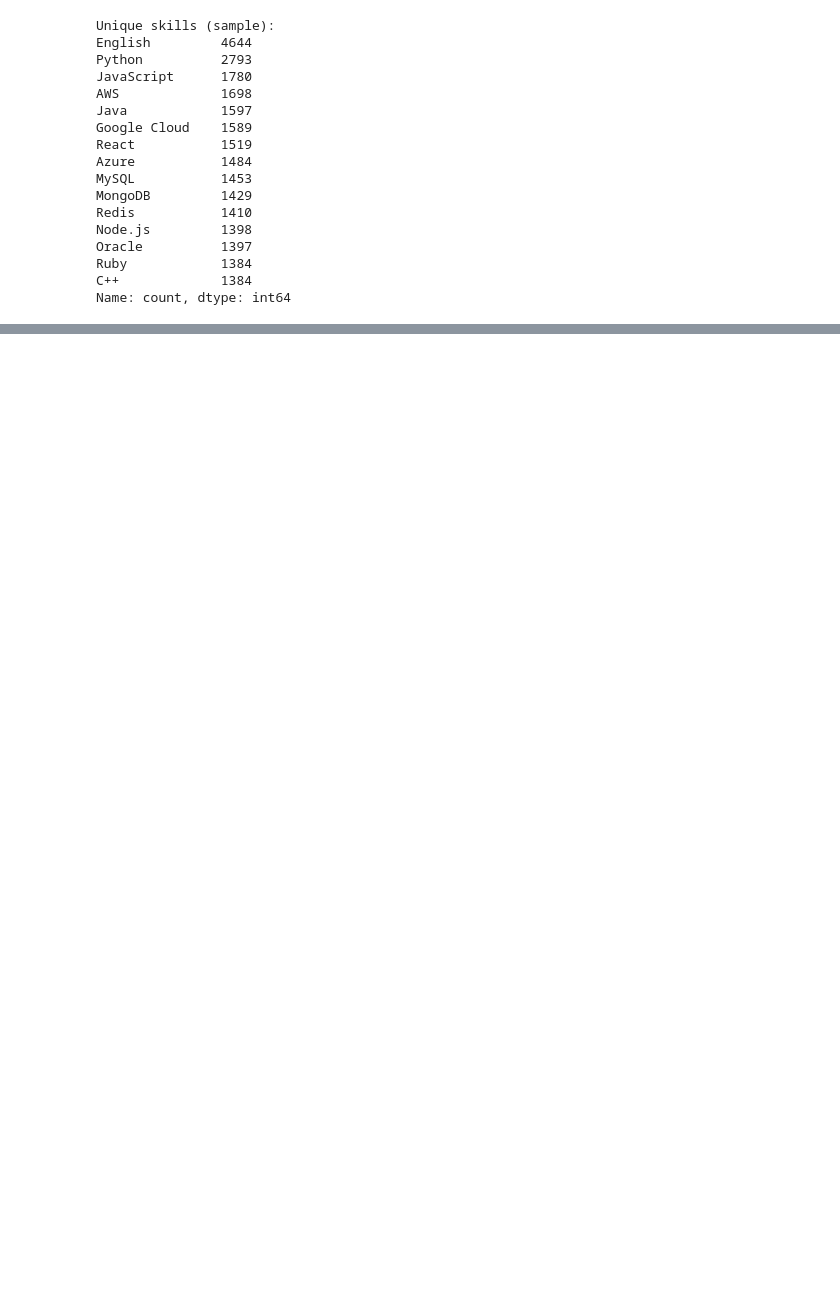
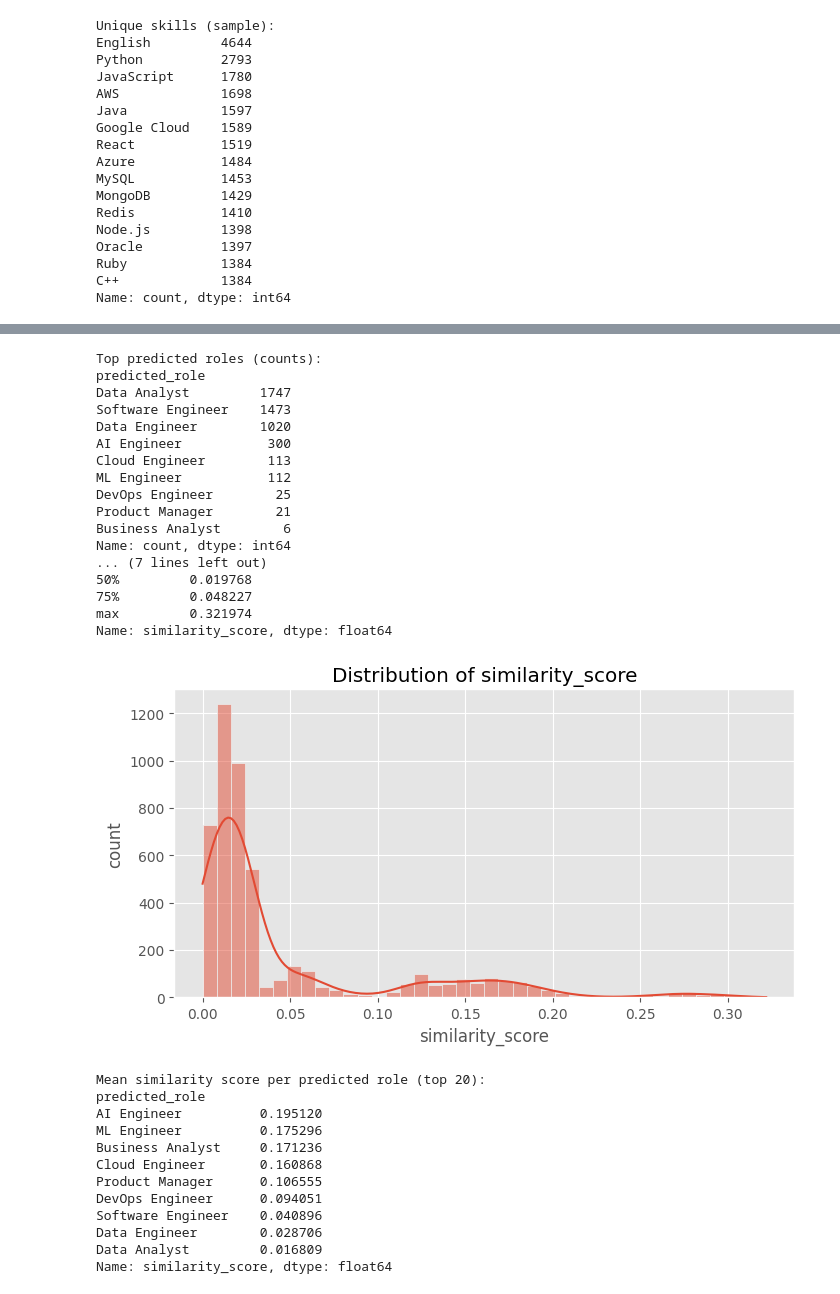
Before and after one commit to VaibhaVarshney/AI-Powered-Career-Recommendation-Resume-Analyzer, a Jupyter notebook: Notebooks/data_prep.ipynb, the cells around one changed output, grey strips where cells are left out. Saved outputs shown, nothing was run; the diff lists cells and outputs as text; code cells hidden in the pictures; blank space fills up the shorter version.

```diff
--- a/Notebooks/data_prep.ipynb
+++ b/Notebooks/data_prep.ipynb
@@ -265,0 +537,53 @@ Name: count, dtype: int64
+# %%
+role_counts = resumes['predicted_role'].value_counts()
+print("Top predicted roles (counts):")
+print(role_counts.head(20))
+
+# Similarity statistics
+sim = resumes['similarity_score']
+print("\nSimilarity score summary:")
+print(sim.describe())
+
+# Histogram of similarity scores
+plt.figure(figsize=(8,4))
+sns.histplot(sim, bins=40, kde=True)
+plt.title("Distribution of similarity_score")
+plt.xlabel("similarity_score")
+plt.ylabel("count")
+plt.show()
+
+# Mean similarity per role (helps see which roles are matched with higher confidence)
+mean_sim_role = resumes.groupby('predicted_role')['similarity_score'].mean().sort_values(ascending=False)
+print("\nMean similarity score per predicted role (top 20):")
+print(mean_sim_role.head(20))
+# %% [output]
+Top predicted roles (counts):
+predicted_role
+Data Analyst         1747
+Software Engineer    1473
+Data Engineer        1020
+AI Engineer           300
+Cloud Engineer        113
+ML Engineer           112
+DevOps Engineer        25
+Product Manager        21
+Business Analyst        6
+Name: count, dtype: int64
+... (7 lines left out)
+50%         0.019768
+75%         0.048227
+max         0.321974
+Name: similarity_score, dtype: float64
+[figure, added]
+Mean similarity score per predicted role (top 20):
+predicted_role
+AI Engineer          0.195120
+ML Engineer          0.175296
+Business Analyst     0.171236
+Cloud Engineer       0.160868
+Product Manager      0.106555
+DevOps Engineer      0.094051
+Software Engineer    0.040896
+Data Engineer        0.028706
+Data Analyst         0.016809
+Name: similarity_score, dtype: float64
```
Also changed, not shown: parts of 11 cells of this notebook, 7 other files.
